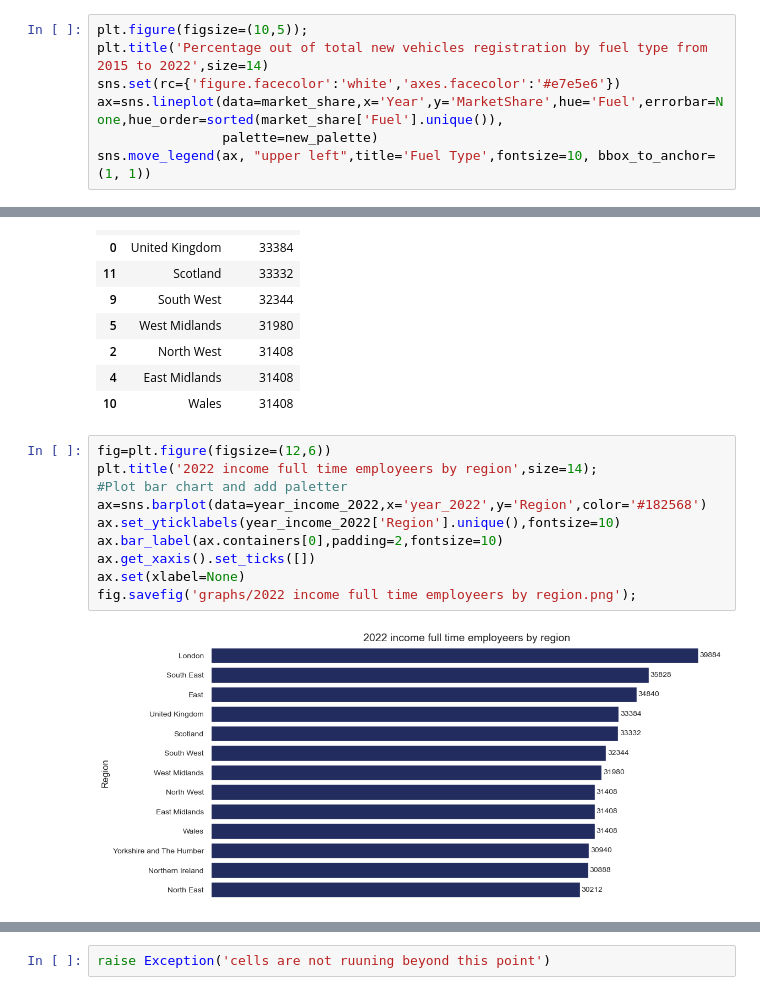
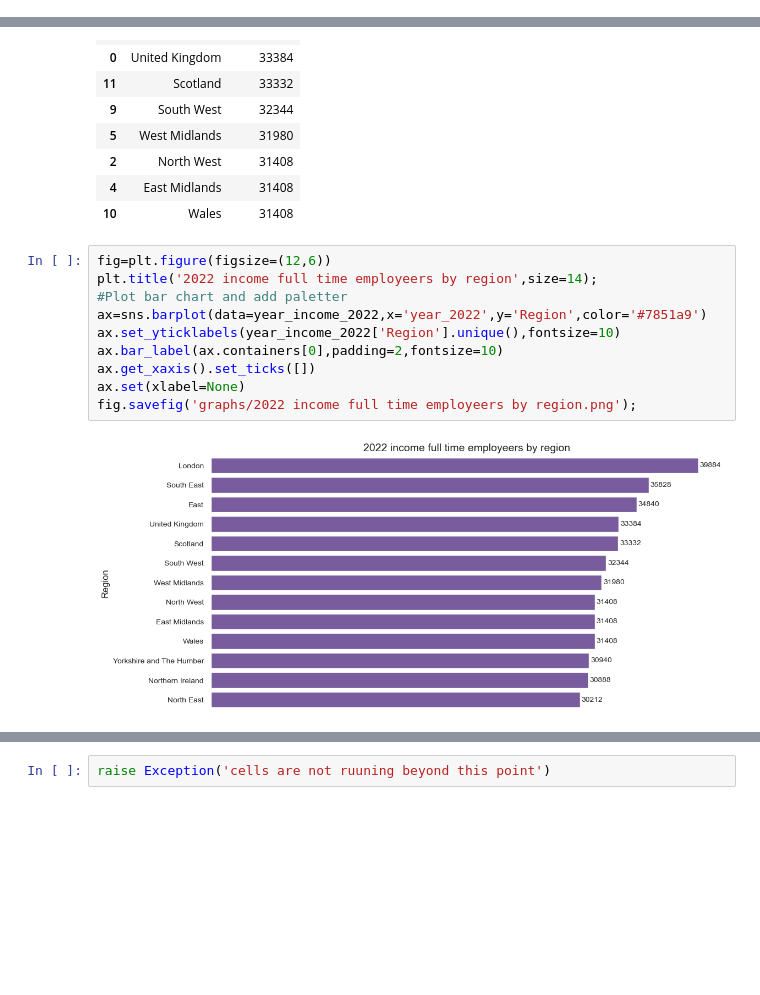
Before and after one commit to ssalazarheredia/vehicle_analysis, a Jupyter notebook: vehicle_analysis.ipynb, the cells around one changed output, grey strips where cells are left out. Drawn from its saved outputs; the diff is of its cells as text; blank space fills up the shorter version.

```diff
--- a/vehicle_analysis.ipynb
+++ b/vehicle_analysis.ipynb
@@ -176,7 +227,0 @@ Electric and Plug in new vehicles registration now are double of diesel vehicles
-# %%
-plt.figure(figsize=(10,5));
-plt.title('Percentage out of total new vehicles registration by fuel type from 2015 to 2022',size=14)
-sns.set(rc={'figure.facecolor':'white','axes.facecolor':'#e7e5e6'})
-ax=sns.lineplot(data=market_share,x='Year',y='MarketShare',hue='Fuel',errorbar=None,hue_order=sorted(market_share['Fuel'].unique()),
-                palette=new_palette)
-sns.move_legend(ax, "upper left",title='Fuel Type',fontsize=10, bbox_to_anchor=(1, 1))
@@ -508,12 +464,12 @@ year_income_2022.head(10)
 # %%
 fig=plt.figure(figsize=(12,6))
 plt.title('2022 income full time employeers by region',size=14);
 #Plot bar chart and add paletter
-ax=sns.barplot(data=year_income_2022,x='year_2022',y='Region',color='#182568')
+ax=sns.barplot(data=year_income_2022,x='year_2022',y='Region',color='#7851a9')
 ax.set_yticklabels(year_income_2022['Region'].unique(),fontsize=10)
 ax.bar_label(ax.containers[0],padding=2,fontsize=10)
 ax.get_xaxis().set_ticks([])
 ax.set(xlabel=None)
 fig.savefig('graphs/2022 income full time employeers by region.png');
 # %% [output]
-[figure, old version]
+[figure, new version]
```
Also changed, not shown: parts of 71 cells of this notebook, 1 other file.
